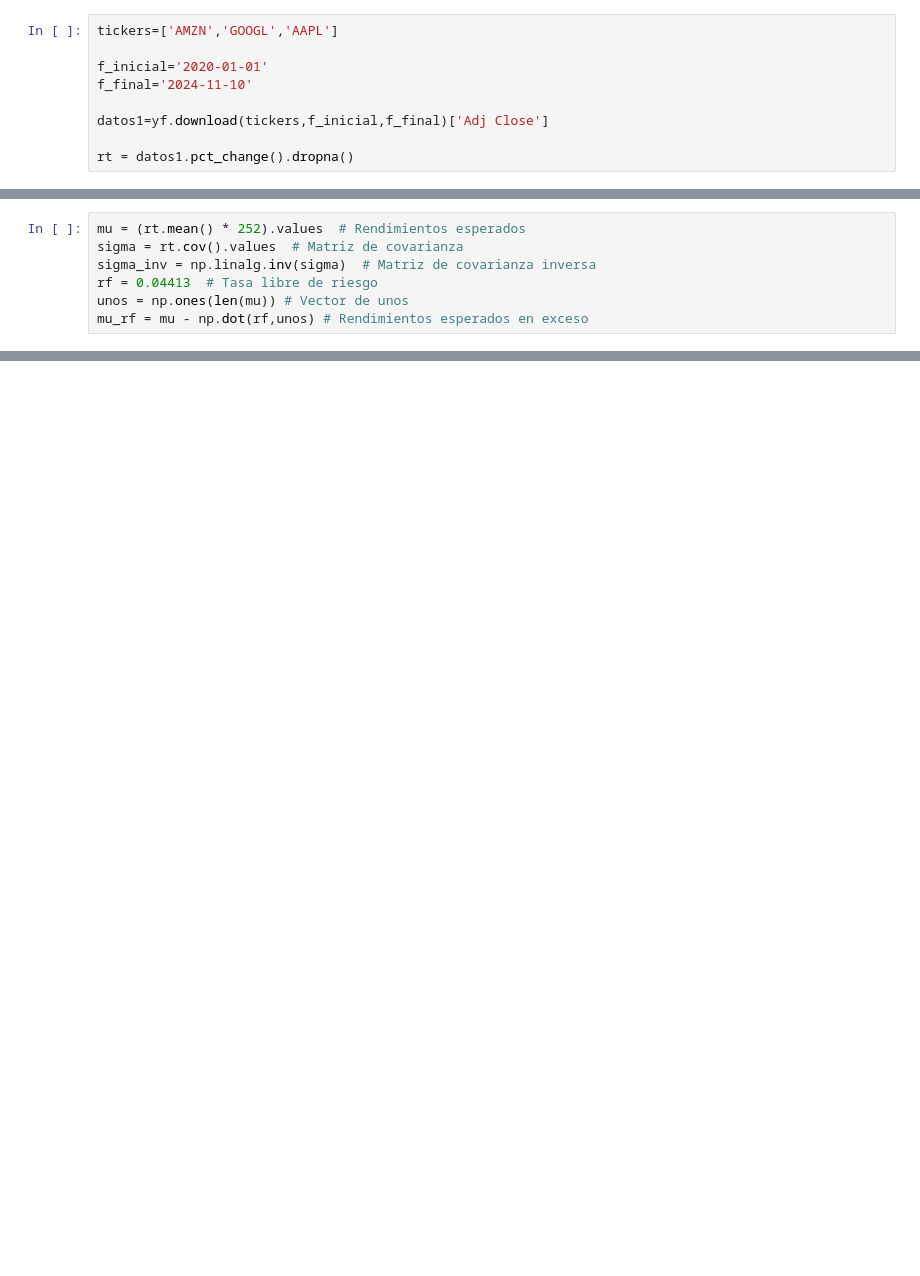
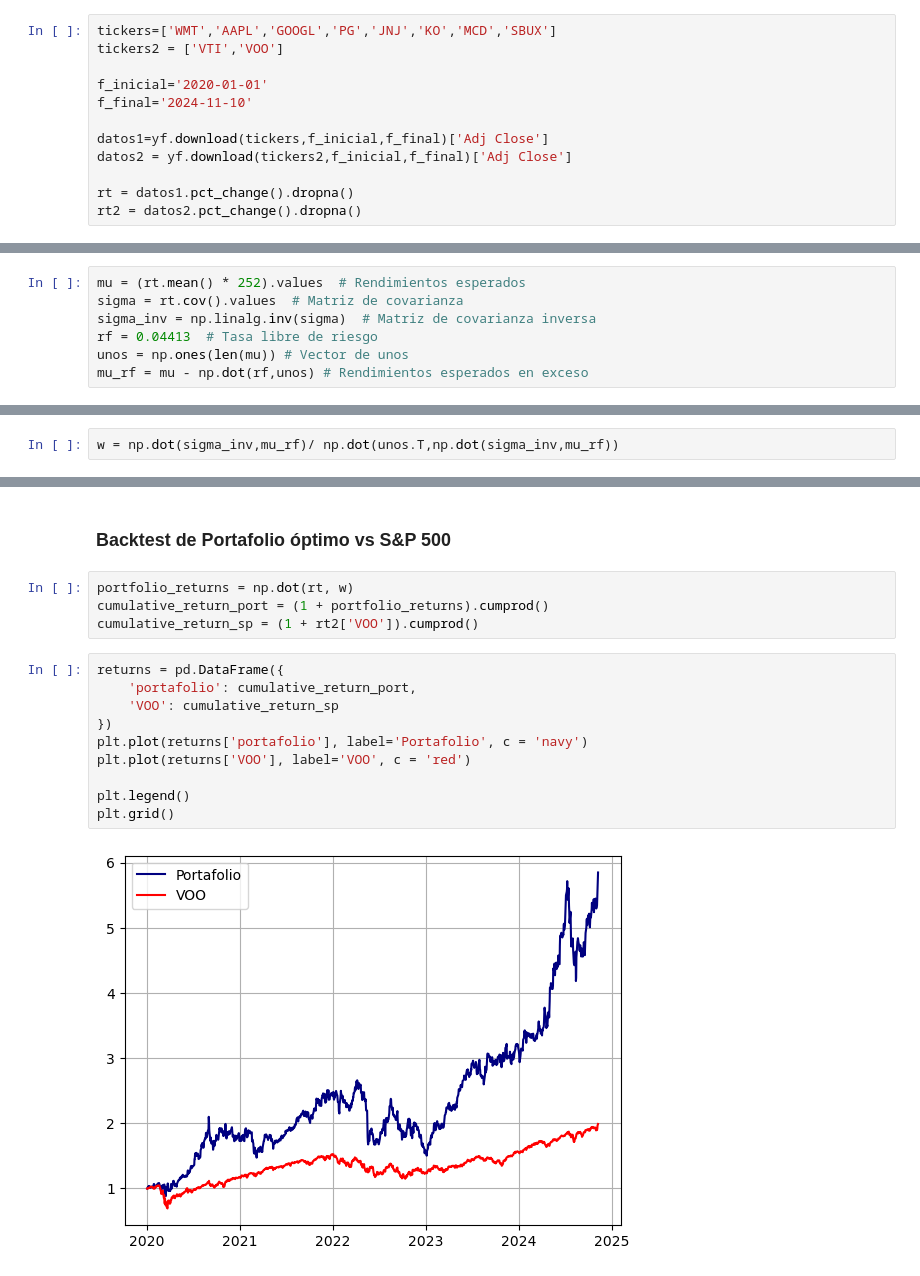
Before and after one commit to LuisMB09/metodos_optimizacion, a Jupyter notebook: aplicación_examen.ipynb, the cells around one changed output, grey strips where cells are left out. Drawn from its saved outputs; the diff is of its cells as text; blank space fills up the shorter version.

```diff
--- a/aplicación_examen.ipynb
+++ b/aplicación_examen.ipynb
@@ -8,10 +24,13 @@ from IPython.display import display, Markdown
 # %%
-tickers=['AMZN','GOOGL','AAPL']
+tickers=['WMT','AAPL','GOOGL','PG','JNJ','KO','MCD','SBUX']
+tickers2 = ['VTI','VOO']
 
 f_inicial='2020-01-01'
 f_final='2024-11-10'
 
 datos1=yf.download(tickers,f_inicial,f_final)['Adj Close']
+datos2 = yf.download(tickers2,f_inicial,f_final)['Adj Close']
 
 rt = datos1.pct_change().dropna()
+rt2 = datos2.pct_change().dropna()
 # %% [output]
@@ -73,0 +50,2 @@ tickers_list
+# %%
+w = np.dot(sigma_inv,mu_rf)/ np.dot(unos.T,np.dot(sigma_inv,mu_rf))
@@ -73,0 +80,18 @@ tickers_list
+# %% [markdown]
+### Backtest de Portafolio óptimo vs S&P 500
+# %%
+portfolio_returns = np.dot(rt, w)
+cumulative_return_port = (1 + portfolio_returns).cumprod()
+cumulative_return_sp = (1 + rt2['VOO']).cumprod()
+# %%
+returns = pd.DataFrame({
+    'portafolio': cumulative_return_port,
+    'VOO': cumulative_return_sp
+})
+plt.plot(returns['portafolio'], label='Portafolio', c = 'navy')
+plt.plot(returns['VOO'], label='VOO', c = 'red')
+
+plt.legend()
+plt.grid()
+# %% [output]
+[figure, added]
```
Also changed, not shown: parts of 25 cells of this notebook.
